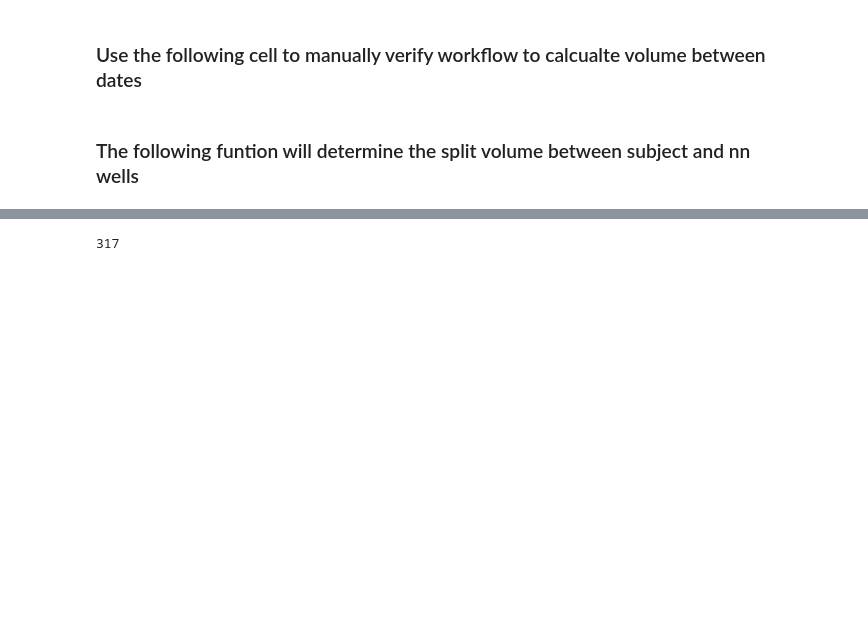
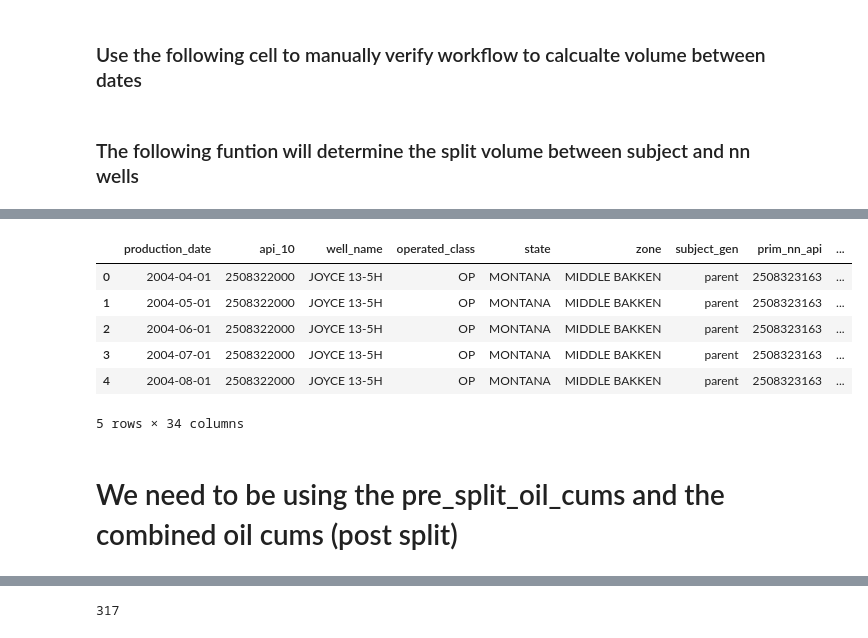
Before and after one commit to magrella/well-depletion, a Jupyter notebook: depletion_proxy.ipynb, the cells around one changed output, grey strips where cells are left out. Drawn from its saved outputs; the diff is of its cells as text; code cells hidden in the pictures; blank space fills up the shorter version.

```diff
--- a/depletion_proxy.ipynb
+++ b/depletion_proxy.ipynb
@@ -888,0 +1211,12 @@ dtype: int64
+# %%
+df_clean.head()
+# %% [output]
+|  | production_date | api_10 | well_name | operated_class | state | zone | subject_gen | prim_nn_api | ... |
+| 0 | 2004-04-01 | 2508322000 | JOYCE 13-5H | OP | MONTANA | MIDDLE BAKKEN | parent | 2508323163 | ... |
+| 1 | 2004-05-01 | 2508322000 | JOYCE 13-5H | OP | MONTANA | MIDDLE BAKKEN | parent | 2508323163 | ... |
+| 2 | 2004-06-01 | 2508322000 | JOYCE 13-5H | OP | MONTANA | MIDDLE BAKKEN | parent | 2508323163 | ... |
+| 3 | 2004-07-01 | 2508322000 | JOYCE 13-5H | OP | MONTANA | MIDDLE BAKKEN | parent | 2508323163 | ... |
+| 4 | 2004-08-01 | 2508322000 | JOYCE 13-5H | OP | MONTANA | MIDDLE BAKKEN | parent | 2508323163 | ... |
+5 rows × 34 columns
+# %% [markdown]
+# We need to be using the pre_split_oil_cums and the combined oil cums (post split)
```
Also changed, not shown: parts of 72 cells of this notebook.
